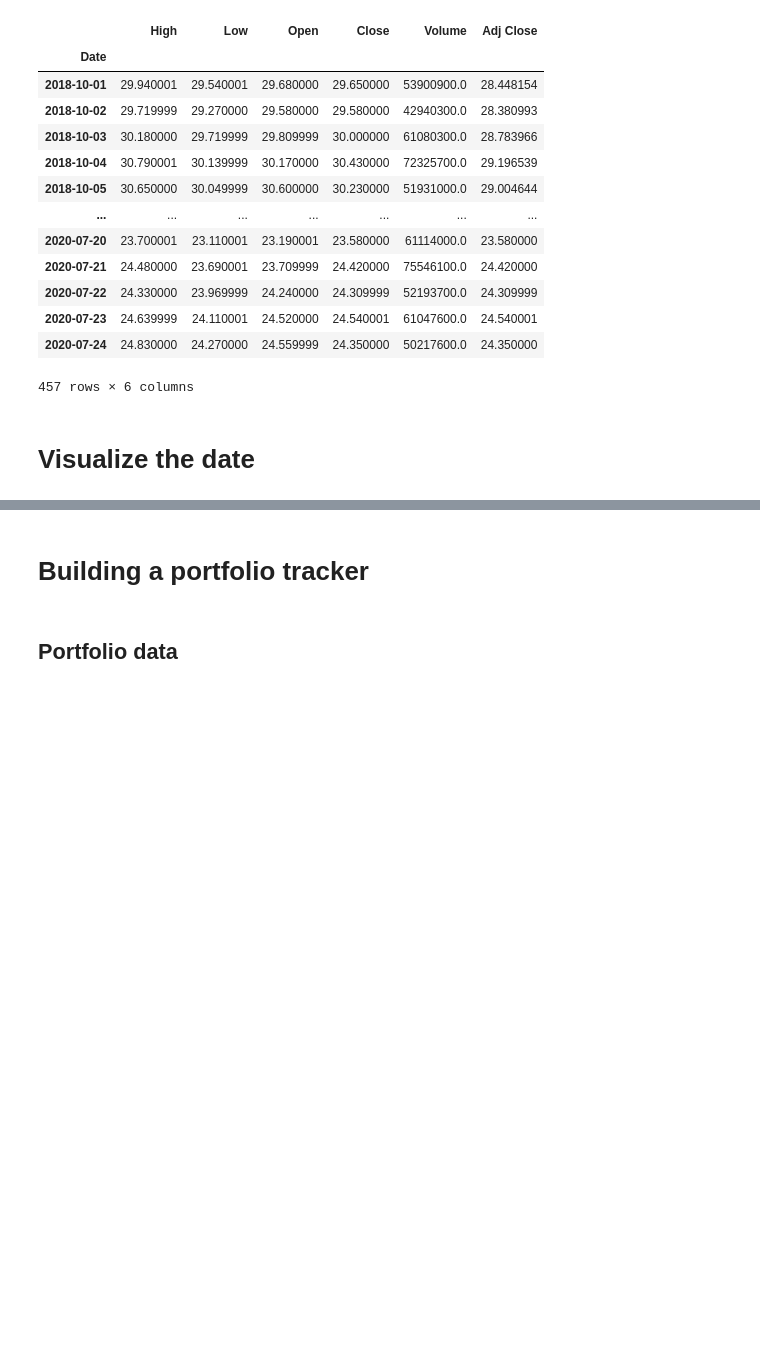
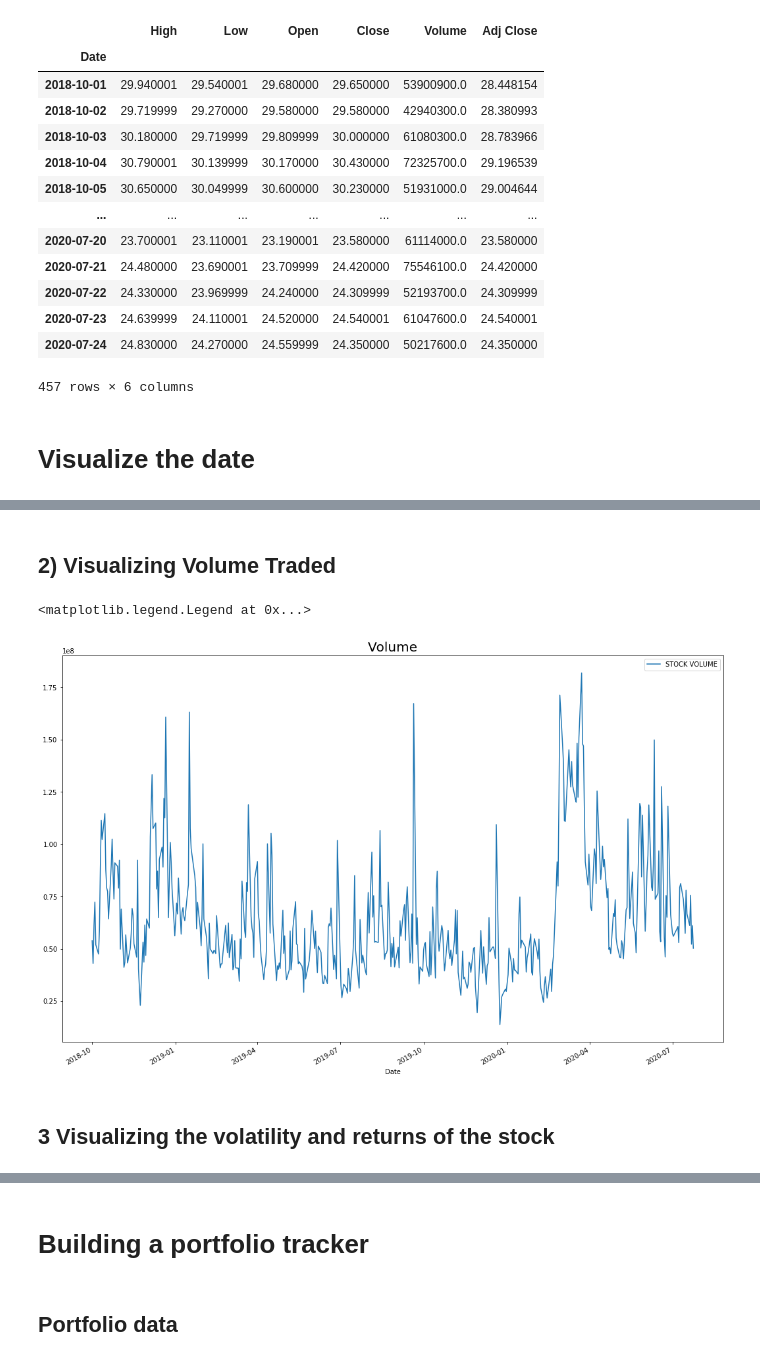
Before and after one commit to Aayushmanandhar17/Algo-Trading-Dual-Moving-Strategy, a Jupyter notebook: Dual_Moving_Strategy.ipynb, the cells around one changed output, grey strips where cells are left out. Cells and saved outputs as stored; diff of their text form; code cells hidden in the pictures; blank space fills up the shorter version.

```diff
--- a/Dual_Moving_Strategy.ipynb
+++ b/Dual_Moving_Strategy.ipynb
@@ -58,0 +62,13 @@ plt.legend()
+# %% [markdown]
+## 2) Visualizing Volume Traded
+# %%
+plt.figure(figsize=(18,12))
+plt.title("Volume", fontsize= 20)
+STOCK['Volume'].plot(label="STOCK VOLUME")
+
+plt.legend()
+# %% [output]
+<matplotlib.legend.Legend at 0x...>
+[figure, added]
+# %% [markdown]
+## 3 Visualizing the volatility and returns of the stock
```
Also changed, not shown: parts of 6 cells of this notebook.
